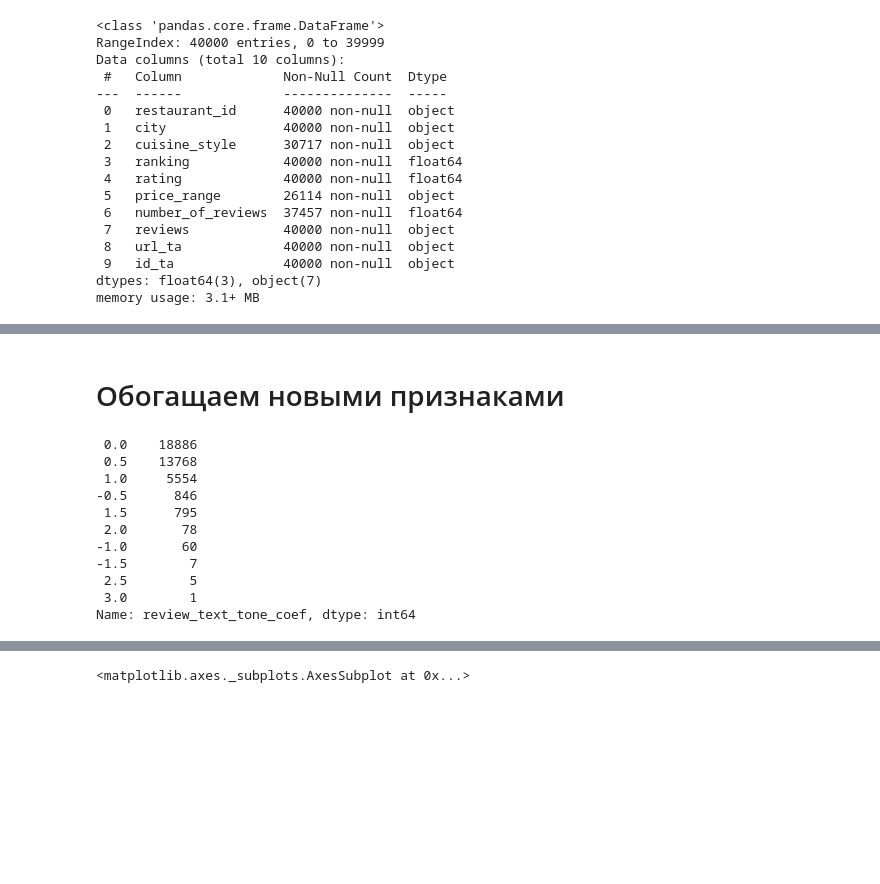
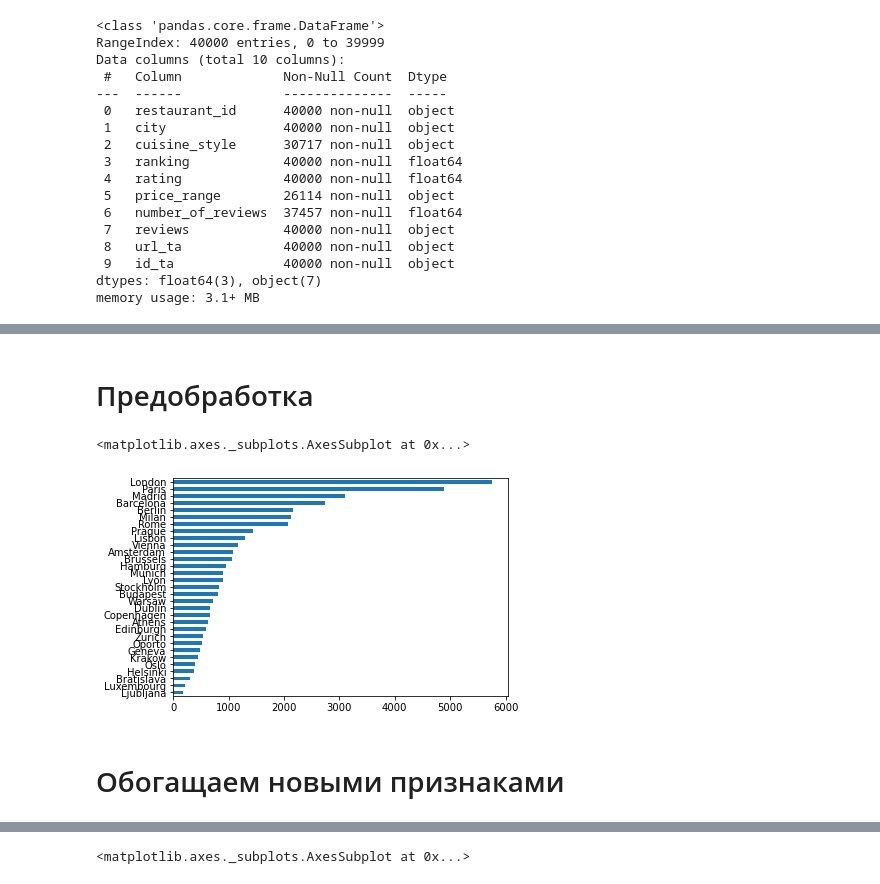
Before and after one commit to aberkoveo/skillfactory, a Jupyter notebook: Projects/Project_3/Проект_3_О_вкусной_и_здоровой_пище.ipynb, the cells around one changed output, grey strips where cells are left out. Drawn from its saved outputs; the diff is of its cells as text; code cells hidden in the pictures; blank space fills up the shorter version.

```diff
--- a/Projects/Project_3/Проект_3_О_вкусной_и_здоровой_пище.ipynb
+++ b/Projects/Project_3/Проект_3_О_вкусной_и_здоровой_пище.ipynb
@@ -71,6 +65,9 @@ memory usage: 3.1+ MB
 # %%
 data['cuisine_style'] = data['cuisine_style'].fillna('[\'not_specified\']')
+
+data['Number_of_Reviews_isNAN'] = pd.isna(data.number_of_reviews).astype('uint8')
 data['number_of_reviews'] = data.groupby(by='city').number_of_reviews.apply(lambda x: x.fillna(round(x.mean())))
 data['price_range'].fillna(data.price_range.mode()[0], inplace=True)
-data['price_range'].value_counts()
+
+data.info()
 # %% [output]
@@ -81 +92,8 @@ Name: price_range, dtype: int64
+# %% [markdown]
+# Предобработка
+# %%
+data.city.value_counts(ascending=True).plot(kind='barh')
+# %% [output]
+<matplotlib.axes._subplots.AxesSubplot at 0x...>
+[figure, added]
 # %%
@@ -111,46 +129,0 @@ data = pd.get_dummies(data, columns=['city'], dummy_na=True)
-# %%
-def review_text_tone(review):
-    text_tone_coef = 0
-
-    good_words = set(['lovely','very good', 'excellent', 'best', 'nice', 'great','beautifull',
-                      'awesome', 'awsom', 'yummy', 'friendly', 'not bad', 'well', 'tasty',
-                      'good experience', 'perfect', 'wonderful', 'pleasant', 'helpful', 'cosy',
-                      'healthy', 'cute', 'fantastic'])
-
-    bad_words = set(['what the heck', 'waste', 'really bad', 'please try another',
-                     'avoid at all cost', 'terrible', 'worst', 'Not good', 'bad service',
-                     'dirty', 'shabby', 'confused', 'disappointing', 'rude', 'no go',
-                     'slow service', 'awful', 'disgusting'])
-
-    for word in good_words:
-        for rev in review:
-            if word in rev.lower():
-                text_tone_coef += 0.5
-
-    for word in bad_words:
-        for rev in review:
-            if word in rev.lower():
-                text_tone_coef -= 0.5
-
-    return text_tone_coef
-
-
-data['review_text_tone_coef'] = data['reviews_text'].apply(lambda x: review_text_tone(x))
-
-data['review_text_tone_coef'].value_counts()
-
-
-# data['good_reviews'] = data.review_text_tone_coef.apply(lambda x: 1 if x > 1 else 0)
-# data['bad_reviews'] = data.review_text_tone_coef.apply(lambda x: 1 if x < -1 else 0)
-# %% [output]
- 0.0    18886
- 0.5    13768
- 1.0     5554
--0.5      846
- 1.5      795
- 2.0       78
--1.0       60
--1.5        7
- 2.5        5
- 3.0        1
-Name: review_text_tone_coef, dtype: int64
```
Also changed, not shown: parts of 13 cells of this notebook.
